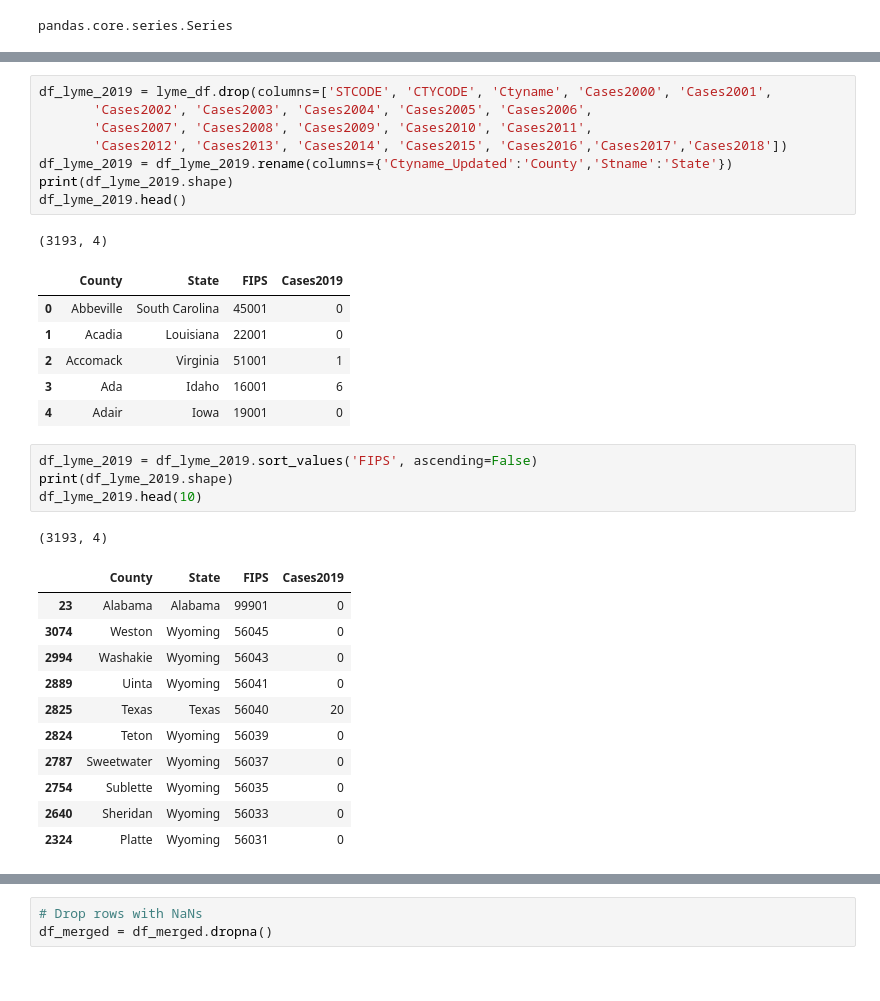
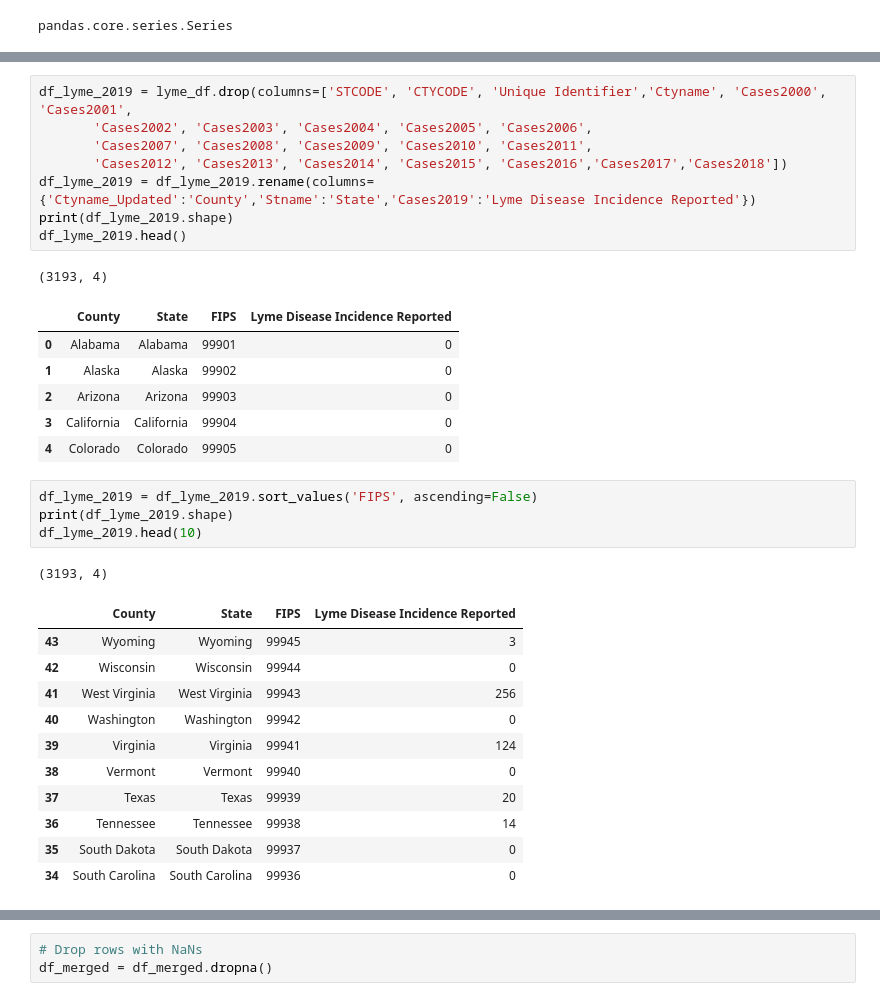
Before and after one commit to Tsoggy/Lyme_Disease, a Jupyter notebook: Demographic_data_2019_ETL.ipynb, the cells around one changed output, grey strips where cells are left out. Drawn from its saved outputs; the diff is of its cells as text.

```diff
--- a/Demographic_data_2019_ETL.ipynb
+++ b/Demographic_data_2019_ETL.ipynb
@@ -133,36 +132,36 @@ lyme_df.head(20)
 # %%
-df_lyme_2019 = lyme_df.drop(columns=['STCODE', 'CTYCODE', 'Ctyname', 'Cases2000', 'Cases2001',
+df_lyme_2019 = lyme_df.drop(columns=['STCODE', 'CTYCODE', 'Unique Identifier','Ctyname', 'Cases2000', 'Cases2001',
        'Cases2002', 'Cases2003', 'Cases2004', 'Cases2005', 'Cases2006',
        'Cases2007', 'Cases2008', 'Cases2009', 'Cases2010', 'Cases2011',
        'Cases2012', 'Cases2013', 'Cases2014', 'Cases2015', 'Cases2016','Cases2017','Cases2018'])
-df_lyme_2019 = df_lyme_2019.rename(columns={'Ctyname_Updated':'County','Stname':'State'})
+df_lyme_2019 = df_lyme_2019.rename(columns={'Ctyname_Updated':'County','Stname':'State','Cases2019':'Lyme Disease Incidence Reported'})
 print(df_lyme_2019.shape)
 df_lyme_2019.head()
 # %% [output]
 (3193, 4)
-|  | County | State | FIPS | Cases2019 |
-| 0 | Abbeville | South Carolina | 45001 | 0 |
-| 1 | Acadia | Louisiana | 22001 | 0 |
-| 2 | Accomack | Virginia | 51001 | 1 |
-| 3 | Ada | Idaho | 16001 | 6 |
-| 4 | Adair | Iowa | 19001 | 0 |
+|  | County | State | FIPS | Lyme Disease Incidence Reported |
+| 0 | Alabama | Alabama | 99901 | 0 |
+| 1 | Alaska | Alaska | 99902 | 0 |
+| 2 | Arizona | Arizona | 99903 | 0 |
+| 3 | California | California | 99904 | 0 |
+| 4 | Colorado | Colorado | 99905 | 0 |
 # %%
 df_lyme_2019 = df_lyme_2019.sort_values('FIPS', ascending=False)
 print(df_lyme_2019.shape)
 df_lyme_2019.head(10)
 # %% [output]
 (3193, 4)
-|  | County | State | FIPS | Cases2019 |
-| 23 | Alabama | Alabama | 99901 | 0 |
-| 3074 | Weston | Wyoming | 56045 | 0 |
-| 2994 | Washakie | Wyoming | 56043 | 0 |
-| 2889 | Uinta | Wyoming | 56041 | 0 |
-| 2825 | Texas | Texas | 56040 | 20 |
-| 2824 | Teton | Wyoming | 56039 | 0 |
-| 2787 | Sweetwater | Wyoming | 56037 | 0 |
-| 2754 | Sublette | Wyoming | 56035 | 0 |
-| 2640 | Sheridan | Wyoming | 56033 | 0 |
-| 2324 | Platte | Wyoming | 56031 | 0 |
+|  | County | State | FIPS | Lyme Disease Incidence Reported |
+| 43 | Wyoming | Wyoming | 99945 | 3 |
+| 42 | Wisconsin | Wisconsin | 99944 | 0 |
+| 41 | West Virginia | West Virginia | 99943 | 256 |
+| 40 | Washington | Washington | 99942 | 0 |
+| 39 | Virginia | Virginia | 99941 | 124 |
+| 38 | Vermont | Vermont | 99940 | 0 |
+| 37 | Texas | Texas | 99939 | 20 |
+| 36 | Tennessee | Tennessee | 99938 | 14 |
+| 35 | South Dakota | South Dakota | 99937 | 0 |
+| 34 | South Carolina | South Carolina | 99936 | 0 |
 # %%
 df_lyme_2019.dtypes
 # %% [output]
```
Also changed, not shown: parts of 14 cells of this notebook, 2 other files.
